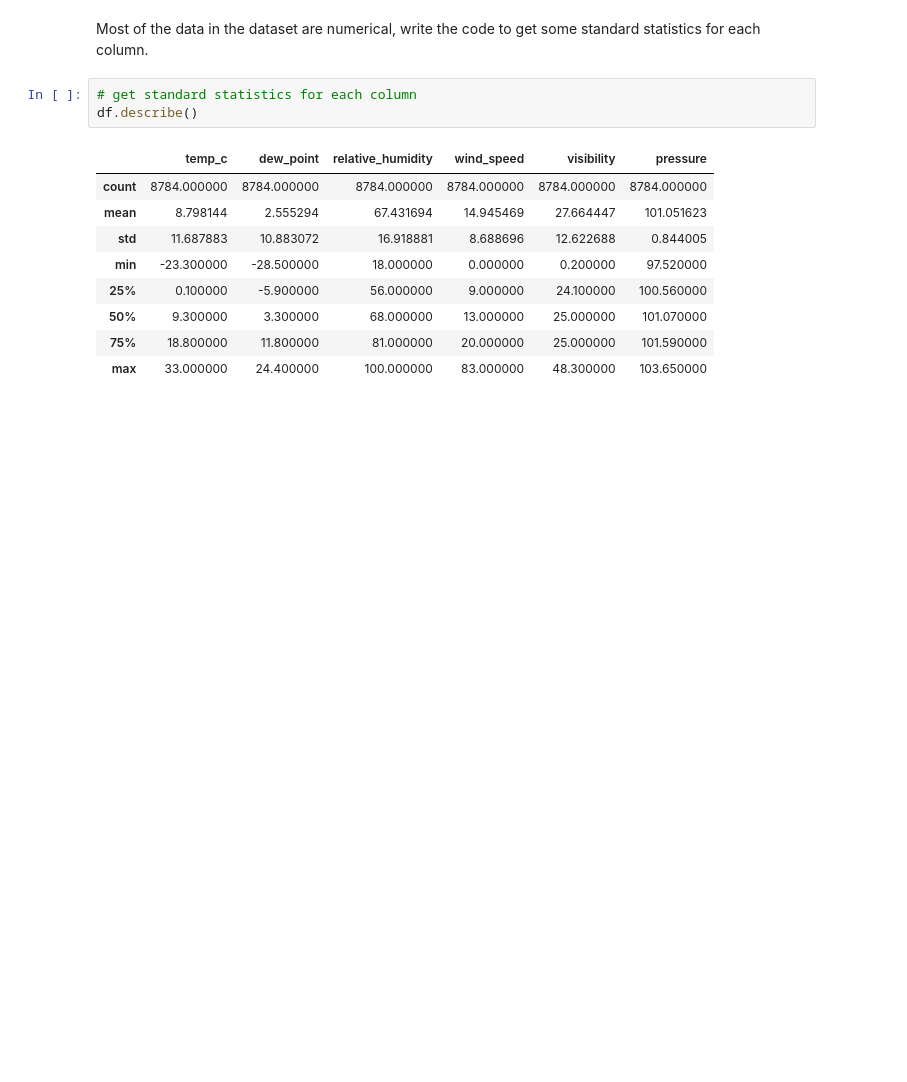
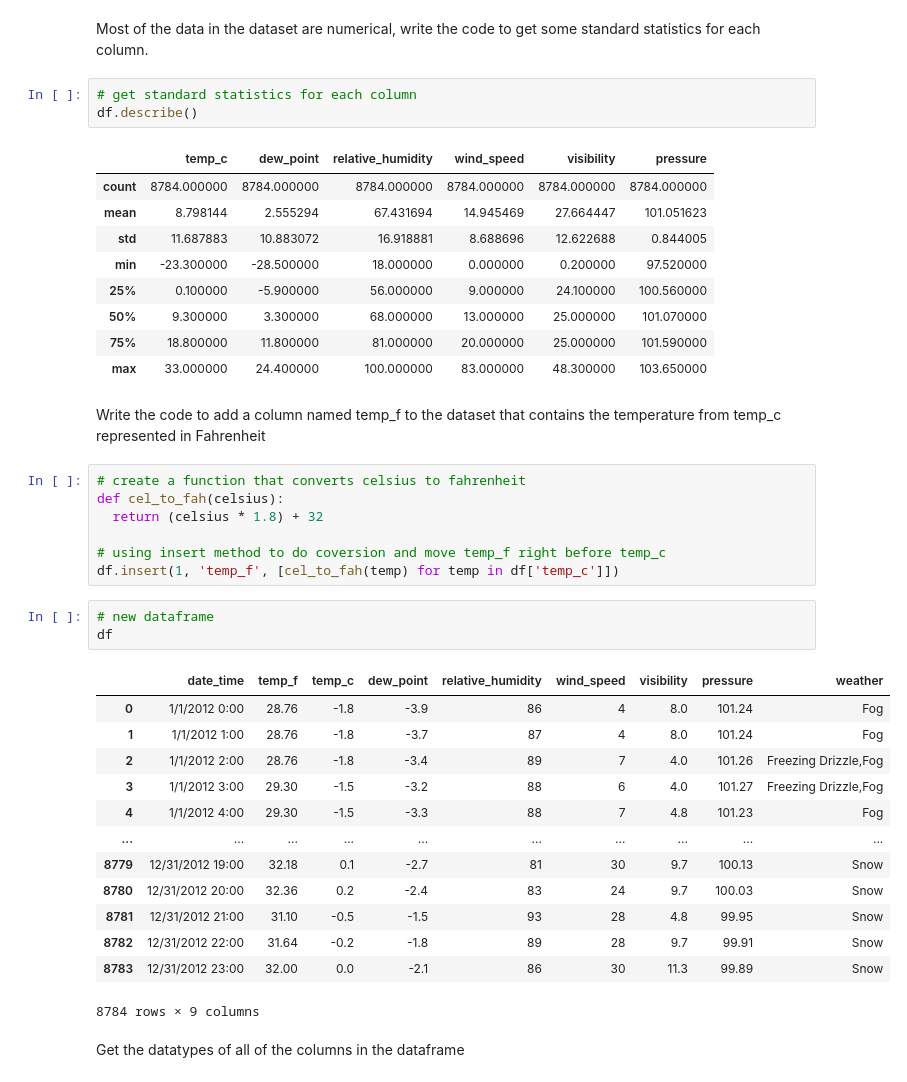
Before and after one commit to ltc870/MLA1_LTC, a Jupyter notebook: MLA1_LTC.ipynb, the cells around one changed output. Saved outputs shown, nothing was run; the diff lists cells and outputs as text; blank space fills up the shorter version.

```diff
--- a/MLA1_LTC.ipynb
+++ b/MLA1_LTC.ipynb
@@ -125,3 +125,31 @@ df.describe()
 | 50% | 9.300000 | 3.300000 | 68.000000 | 13.000000 | 25.000000 | 101.070000 |
 | 75% | 18.800000 | 11.800000 | 81.000000 | 20.000000 | 25.000000 | 101.590000 |
 | max | 33.000000 | 24.400000 | 100.000000 | 83.000000 | 48.300000 | 103.650000 |
+# %% [markdown]
+Write the code to add a column named temp_f to the dataset that contains the temperature from temp_c represented in Fahrenheit
+# %%
+# create a function that converts celsius to fahrenheit
+def cel_to_fah(celsius):
+  return (celsius * 1.8) + 32
+
+# using insert method to do coversion and move temp_f right before temp_c
+df.insert(1, 'temp_f', [cel_to_fah(temp) for temp in df['temp_c']])
+# %%
+# new dataframe
+df
+# %% [output]
+|  | date_time | temp_f | temp_c | dew_point | relative_humidity | wind_speed | visibility | pressure | weather |
+| 0 | 1/1/2012 0:00 | 28.76 | -1.8 | -3.9 | 86 | 4 | 8.0 | 101.24 | Fog |
+| 1 | 1/1/2012 1:00 | 28.76 | -1.8 | -3.7 | 87 | 4 | 8.0 | 101.24 | Fog |
+| 2 | 1/1/2012 2:00 | 28.76 | -1.8 | -3.4 | 89 | 7 | 4.0 | 101.26 | Freezing Drizzle,Fog |
+| 3 | 1/1/2012 3:00 | 29.30 | -1.5 | -3.2 | 88 | 6 | 4.0 | 101.27 | Freezing Drizzle,Fog |
+| 4 | 1/1/2012 4:00 | 29.30 | -1.5 | -3.3 | 88 | 7 | 4.8 | 101.23 | Fog |
+| ... | ... | ... | ... | ... | ... | ... | ... | ... | ... |
+| 8779 | 12/31/2012 19:00 | 32.18 | 0.1 | -2.7 | 81 | 30 | 9.7 | 100.13 | Snow |
+| 8780 | 12/31/2012 20:00 | 32.36 | 0.2 | -2.4 | 83 | 24 | 9.7 | 100.03 | Snow |
+| 8781 | 12/31/2012 21:00 | 31.10 | -0.5 | -1.5 | 93 | 28 | 4.8 | 99.95 | Snow |
+| 8782 | 12/31/2012 22:00 | 31.64 | -0.2 | -1.8 | 89 | 28 | 9.7 | 99.91 | Snow |
+| 8783 | 12/31/2012 23:00 | 32.00 | 0.0 | -2.1 | 86 | 30 | 11.3 | 99.89 | Snow |
+8784 rows × 9 columns
+# %% [markdown]
+Get the datatypes of all of the columns in the dataframe
```
Also changed, not shown: parts of 7 cells of this notebook.
